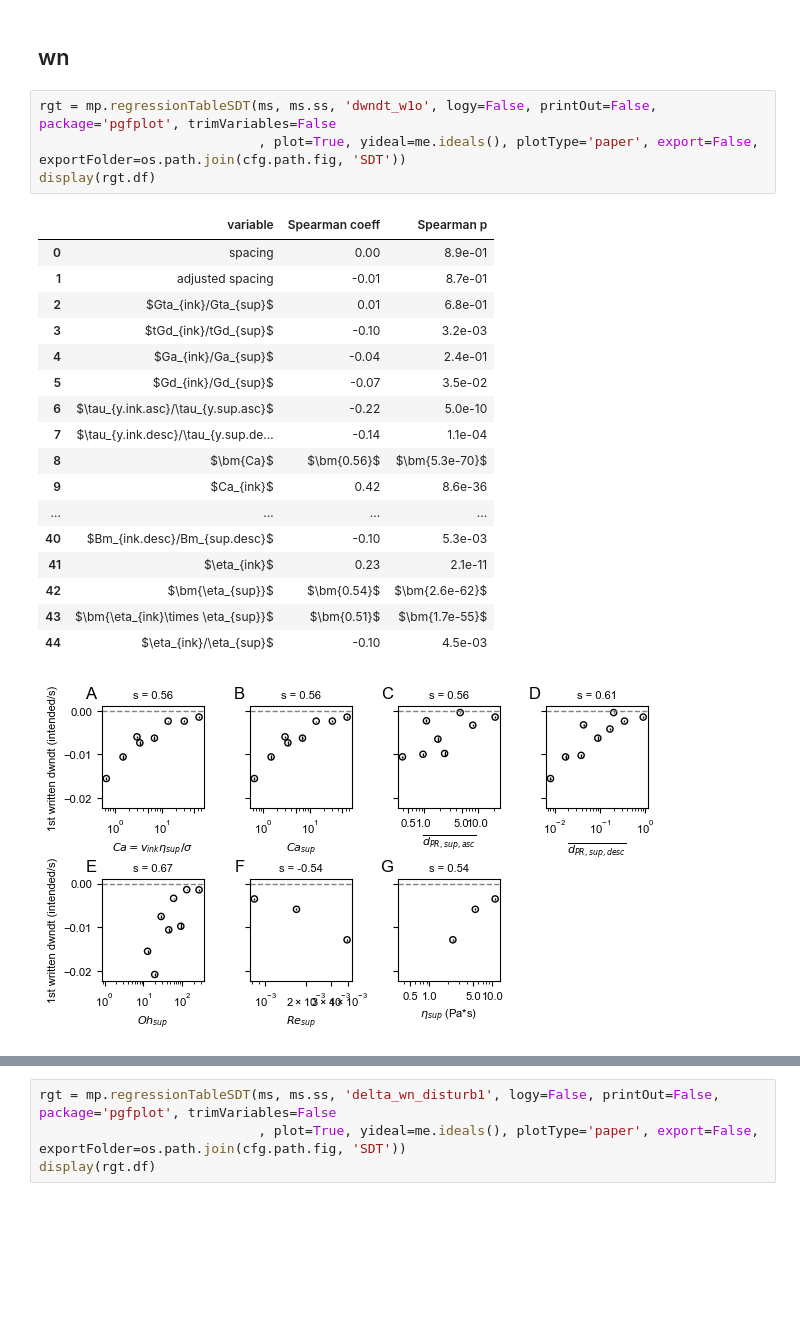
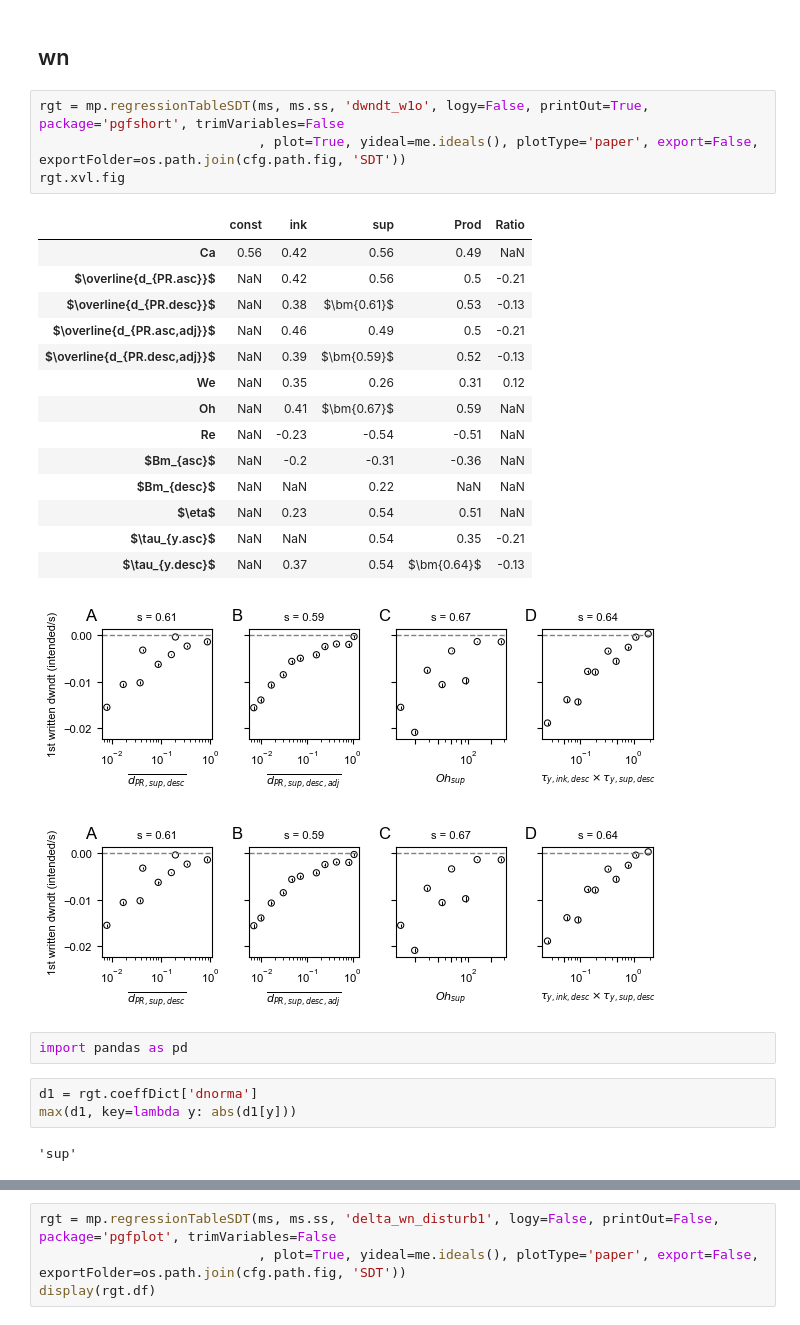
Before and after one commit to usnistgov/embedded3DPvids, a Jupyter notebook: ipynb/singleDoubleTriple/6_summary_horiz.ipynb, the cells around one changed output, grey strips where cells are left out. Drawn from its saved outputs; the diff is of its cells as text; blank space fills up the shorter version.

Commit message:
update plot tools

```diff
--- a/ipynb/singleDoubleTriple/6_summary_horiz.ipynb
+++ b/ipynb/singleDoubleTriple/6_summary_horiz.ipynb
@@ -340,25 +356,30 @@ INFO: Exported C:/Users/lmf1/OneDriveNIST/NIST/data/shopbot/results\SDT\plots\re
 # %% [markdown]
 ## wn
 # %%
-rgt = mp.regressionTableSDT(ms, ms.ss, 'dwndt_w1o', logy=False, printOut=False,  package='pgfplot', trimVariables=False
+rgt = mp.regressionTableSDT(ms, ms.ss, 'dwndt_w1o', logy=False, printOut=True,  package='pgfshort', trimVariables=False
                             , plot=True, yideal=me.ideals(), plotType='paper', export=False, exportFolder=os.path.join(cfg.path.fig, 'SDT'))
-display(rgt.df)
+rgt.xvl.fig
 # %% [output]
-|  | variable | Spearman coeff | Spearman p |
-| 0 | spacing | 0.00 | 8.9e-01 |
-| 1 | adjusted spacing | -0.01 | 8.7e-01 |
-| 2 | $Gta_{ink}/Gta_{sup}$ | 0.01 | 6.8e-01 |
-| 3 | $tGd_{ink}/tGd_{sup}$ | -0.10 | 3.2e-03 |
-| 4 | $Ga_{ink}/Ga_{sup}$ | -0.04 | 2.4e-01 |
-| 5 | $Gd_{ink}/Gd_{sup}$ | -0.07 | 3.5e-02 |
-| 6 | $\tau_{y.ink.asc}/\tau_{y.sup.asc}$ | -0.22 | 5.0e-10 |
-| 7 | $\tau_{y.ink.desc}/\tau_{y.sup.de... | -0.14 | 1.1e-04 |
-| 8 | $\bm{Ca}$ | $\bm{0.56}$ | $\bm{5.3e-70}$ |
-| 9 | $Ca_{ink}$ | 0.42 | 8.6e-36 |
-| ... | ... | ... | ... |
-| 40 | $Bm_{ink.desc}/Bm_{sup.desc}$ | -0.10 | 5.3e-03 |
-| 41 | $\eta_{ink}$ | 0.23 | 2.1e-11 |
-| 42 | $\bm{\eta_{sup}}$ | $\bm{0.54}$ | $\bm{2.6e-62}$ |
-| 43 | $\bm{\eta_{ink}\times \eta_{sup}}$ | $\bm{0.51}$ | $\bm{1.7e-55}$ |
-| 44 | $\eta_{ink}/\eta_{sup}$ | -0.10 | 4.5e-03 |
+|  | const | ink | sup | Prod | Ratio |
+| Ca | 0.56 | 0.42 | 0.56 | 0.49 | NaN |
+| $\overline{d_{PR.asc}}$ | NaN | 0.42 | 0.56 | 0.5 | -0.21 |
+| $\overline{d_{PR.desc}}$ | NaN | 0.38 | $\bm{0.61}$ | 0.53 | -0.13 |
+| $\overline{d_{PR.asc,adj}}$ | NaN | 0.46 | 0.49 | 0.5 | -0.21 |
+| $\overline{d_{PR.desc,adj}}$ | NaN | 0.39 | $\bm{0.59}$ | 0.52 | -0.13 |
+| We | NaN | 0.35 | 0.26 | 0.31 | 0.12 |
+| Oh | NaN | 0.41 | $\bm{0.67}$ | 0.59 | NaN |
+| Re | NaN | -0.23 | -0.54 | -0.51 | NaN |
+| $Bm_{asc}$ | NaN | -0.2 | -0.31 | -0.36 | NaN |
+| $Bm_{desc}$ | NaN | NaN | 0.22 | NaN | NaN |
+| $\eta$ | NaN | 0.23 | 0.54 | 0.51 | NaN |
+| $\tau_{y.asc}$ | NaN | NaN | 0.54 | 0.35 | -0.21 |
+| $\tau_{y.desc}$ | NaN | 0.37 | 0.54 | $\bm{0.64}$ | -0.13 |
-[figure, old version]
+[figure, new version]
+[figure, added]
+# %%
+import pandas as pd
+# %%
+d1 = rgt.coeffDict['dnorma']
+max(d1, key=lambda y: abs(d1[y]))
+# %% [output]
+'sup'
```
Also changed, not shown: parts of 10 cells of this notebook, 10 other files.
